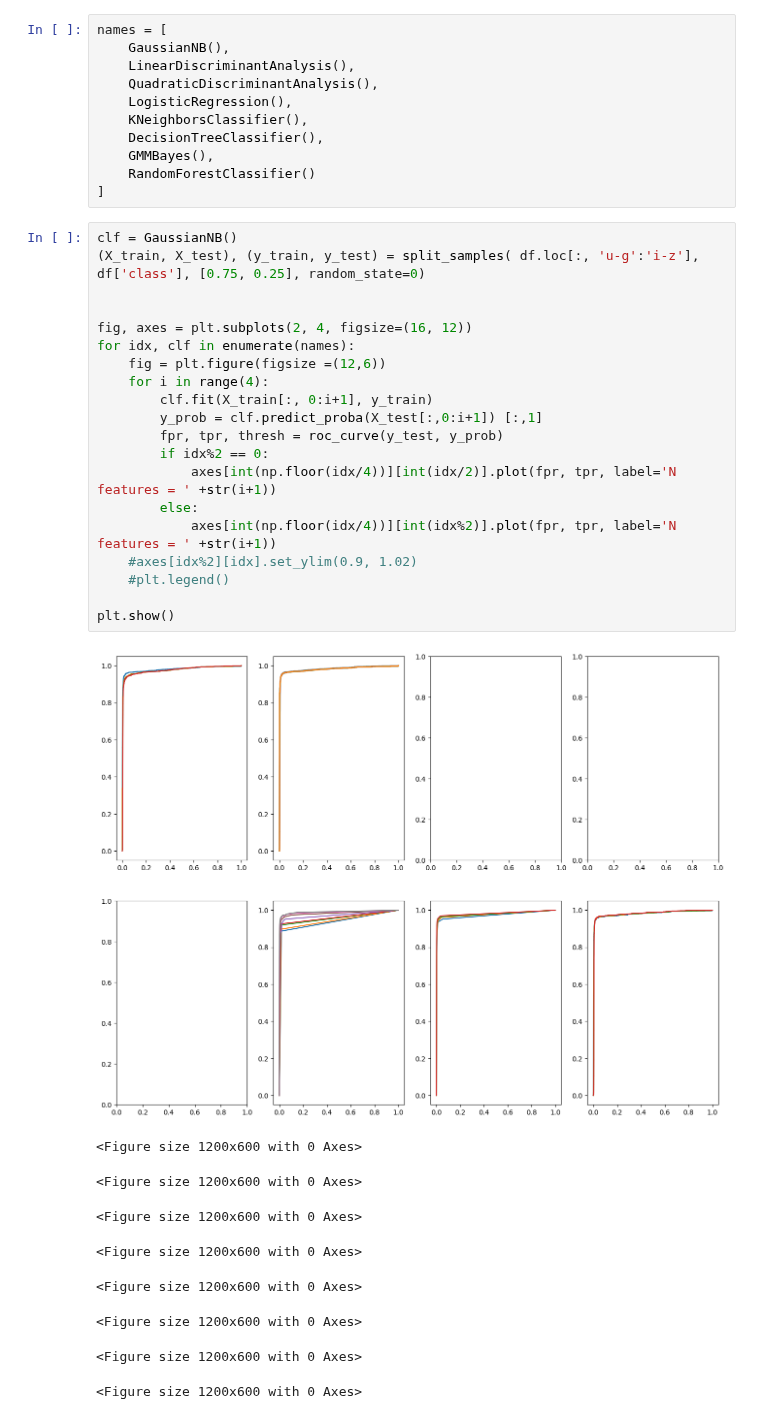
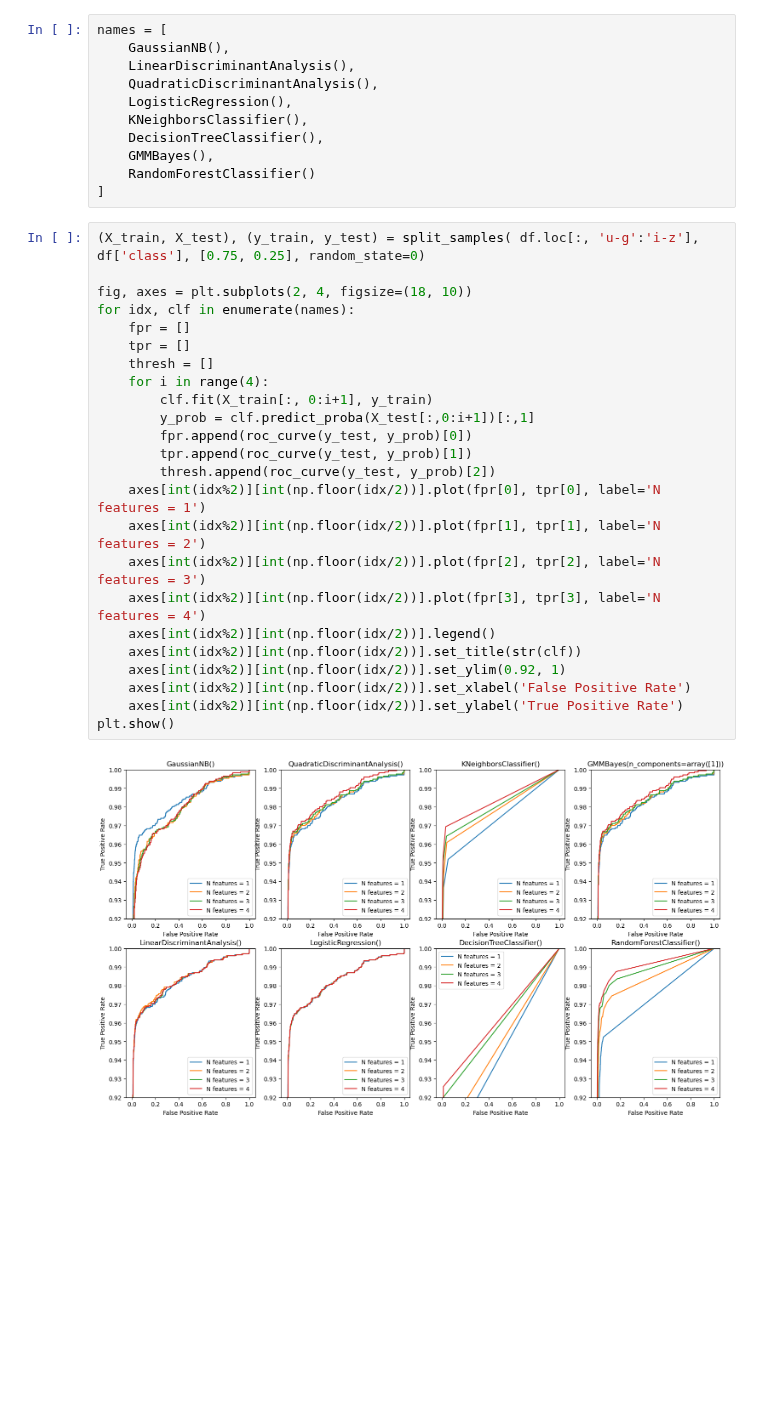
Before and after one commit to om-erika/astrostatistics_bicocca_2024, a Jupyter notebook: working/galaxy_vs_quasars.ipynb, the cells around one changed output. Drawn from its saved outputs; the diff is of its cells as text; blank space fills up the shorter version.

```diff
--- a/working/galaxy_vs_quasars.ipynb
+++ b/working/galaxy_vs_quasars.ipynb
@@ -192,32 +274,28 @@ names = [
     RandomForestClassifier()
 ]
 # %%
-clf = GaussianNB()
 (X_train, X_test), (y_train, y_test) = split_samples( df.loc[:, 'u-g':'i-z'], df['class'], [0.75, 0.25], random_state=0)
 
-
-fig, axes = plt.subplots(2, 4, figsize=(16, 12))
+fig, axes = plt.subplots(2, 4, figsize=(18, 10))
 for idx, clf in enumerate(names):
-    fig = plt.figure(figsize =(12,6))
+    fpr = []
+    tpr = []
+    thresh = []
     for i in range(4):
         clf.fit(X_train[:, 0:i+1], y_train)
-        y_prob = clf.predict_proba(X_test[:,0:i+1]) [:,1]
-        fpr, tpr, thresh = roc_curve(y_test, y_prob)
-        if idx%2 == 0:
-            axes[int(np.floor(idx/4))][int(idx/2)].plot(fpr, tpr, label='N features = ' +str(i+1))
-        else:
-            axes[int(np.floor(idx/4))][int(idx%2)].plot(fpr, tpr, label='N features = ' +str(i+1))
-    #axes[idx%2][idx].set_ylim(0.9, 1.02)
-    #plt.legend()
-
+        y_prob = clf.predict_proba(X_test[:,0:i+1])[:,1]
+        fpr.append(roc_curve(y_test, y_prob)[0])
+        tpr.append(roc_curve(y_test, y_prob)[1])
+        thresh.append(roc_curve(y_test, y_prob)[2])
+    axes[int(idx%2)][int(np.floor(idx/2))].plot(fpr[0], tpr[0], label='N features = 1')
+    axes[int(idx%2)][int(np.floor(idx/2))].plot(fpr[1], tpr[1], label='N features = 2')
+    axes[int(idx%2)][int(np.floor(idx/2))].plot(fpr[2], tpr[2], label='N features = 3')
+    axes[int(idx%2)][int(np.floor(idx/2))].plot(fpr[3], tpr[3], label='N features = 4')
+    axes[int(idx%2)][int(np.floor(idx/2))].legend()
+    axes[int(idx%2)][int(np.floor(idx/2))].set_title(str(clf))
+    axes[int(idx%2)][int(np.floor(idx/2))].set_ylim(0.92, 1)
+    axes[int(idx%2)][int(np.floor(idx/2))].set_xlabel('False Positive Rate')
+    axes[int(idx%2)][int(np.floor(idx/2))].set_ylabel('True Positive Rate')
 plt.show()
 # %% [output]
-[figure, old version]
+[figure, new version]
-<Figure size 1200x600 with 0 Axes>
-<Figure size 1200x600 with 0 Axes>
-<Figure size 1200x600 with 0 Axes>
-<Figure size 1200x600 with 0 Axes>
-<Figure size 1200x600 with 0 Axes>
-<Figure size 1200x600 with 0 Axes>
-<Figure size 1200x600 with 0 Axes>
-<Figure size 1200x600 with 0 Axes>
```
Also changed, not shown: parts of 23 cells of this notebook, 1 other file.
